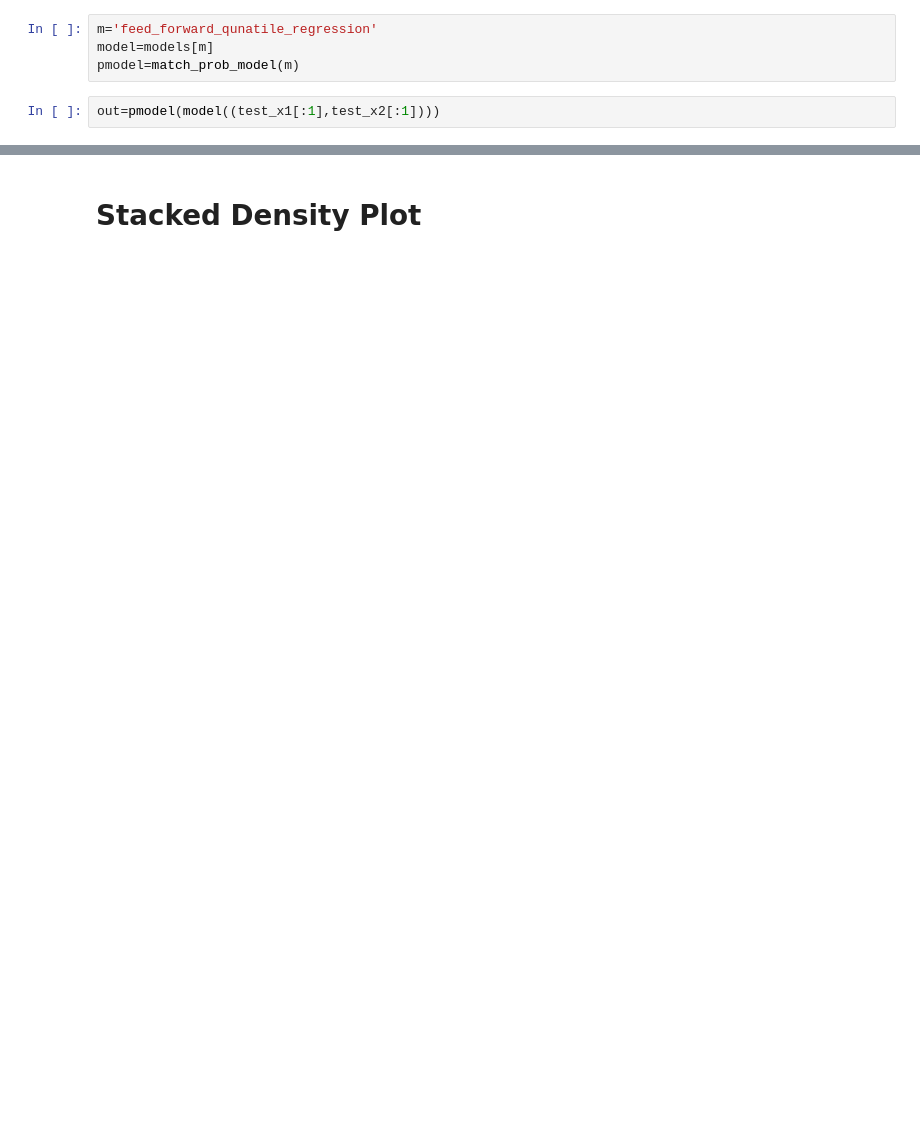
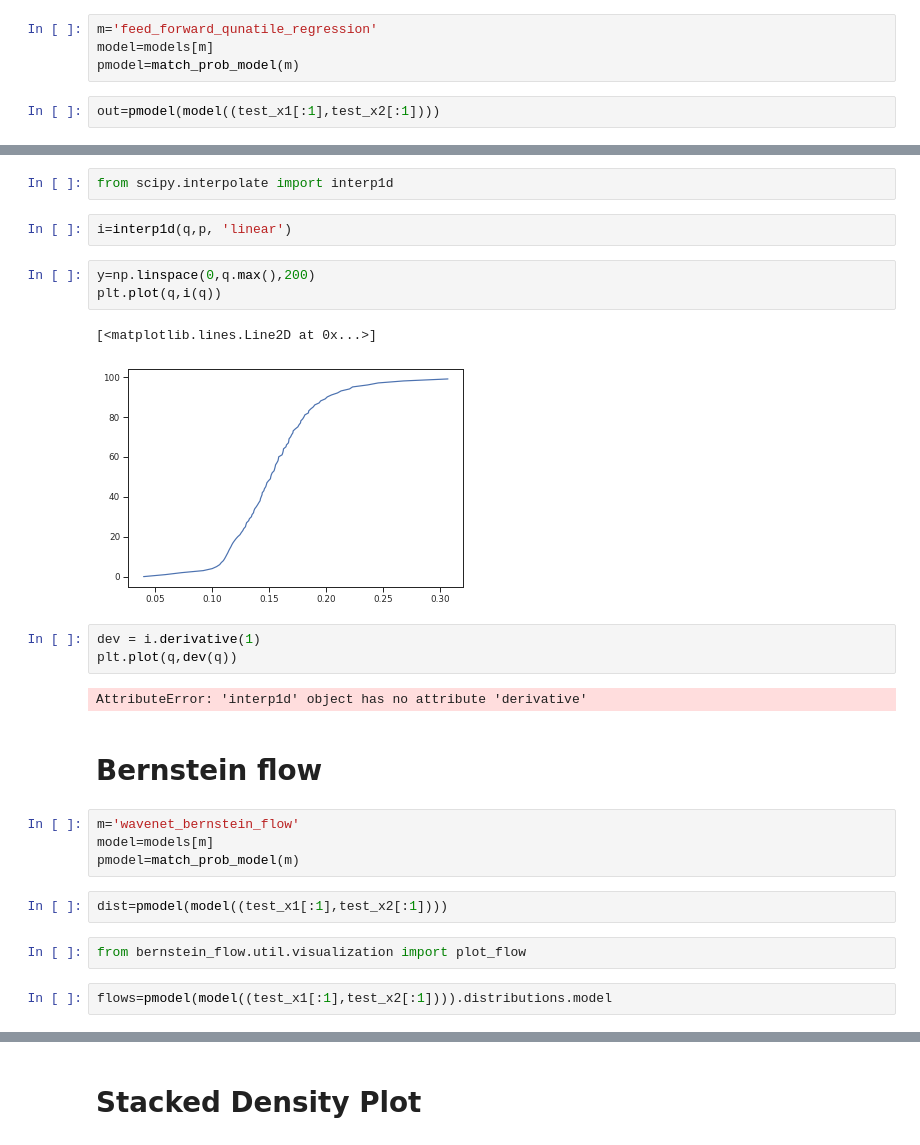
Before and after one commit to MArpogaus/Bernstein-Experiments, a Jupyter notebook: ipynb/tfexp_evaluate.ipynb, the cells around one changed output, grey strips where cells are left out. Drawn from its saved outputs; the diff is of its cells as text; blank space fills up the shorter version.

```diff
--- a/ipynb/tfexp_evaluate.ipynb
+++ b/ipynb/tfexp_evaluate.ipynb
@@ -873,0 +901,27 @@ for q in range(num_quantiles):
+# %%
+from scipy.interpolate import interp1d
+# %%
+i=interp1d(q,p, 'linear')
+# %%
+y=np.linspace(0,q.max(),200)
+plt.plot(q,i(q))
+# %% [output]
+[<matplotlib.lines.Line2D at 0x...>]
+[figure, added]
+# %%
+dev = i.derivative(1)
+plt.plot(q,dev(q))
+# %% [output]
+AttributeError: 'interp1d' object has no attribute 'derivative'
+# %% [markdown]
+# Bernstein flow
+# %%
+m='wavenet_bernstein_flow'
+model=models[m]
+pmodel=match_prob_model(m)
+# %%
+dist=pmodel(model((test_x1[:1],test_x2[:1])))
+# %%
+from bernstein_flow.util.visualization import plot_flow
+# %%
+flows=pmodel(model((test_x1[:1],test_x2[:1]))).distributions.model
```
Also changed, not shown: parts of 64 cells of this notebook, 11 other files.
